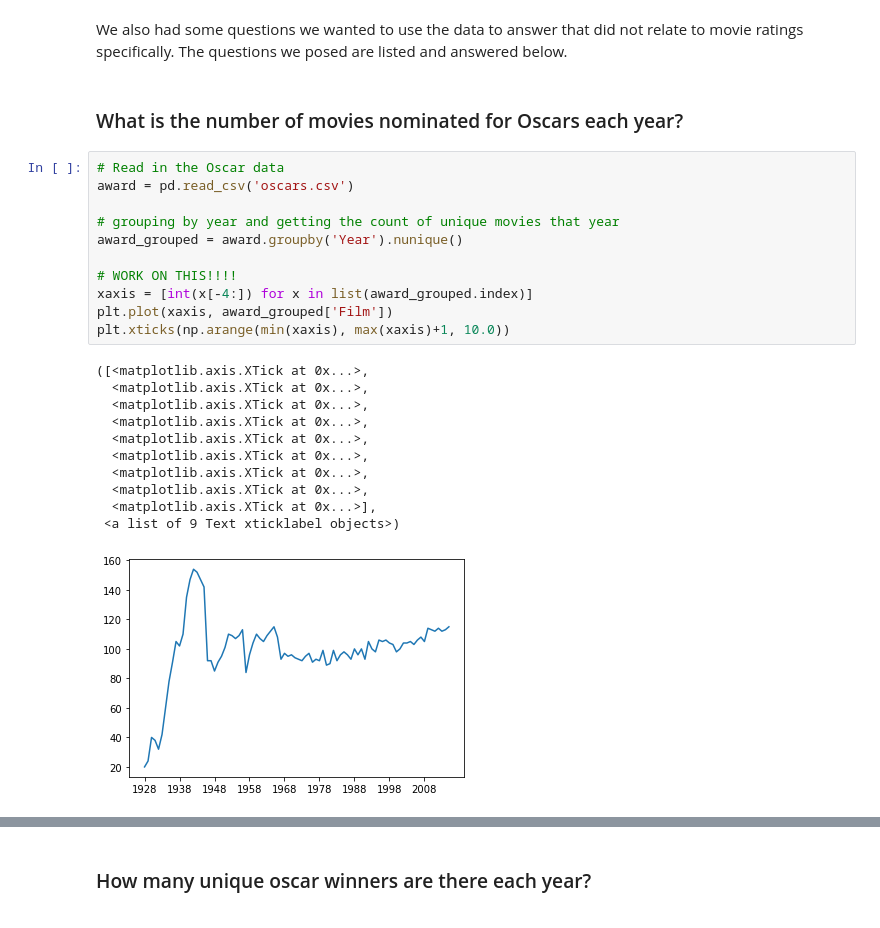
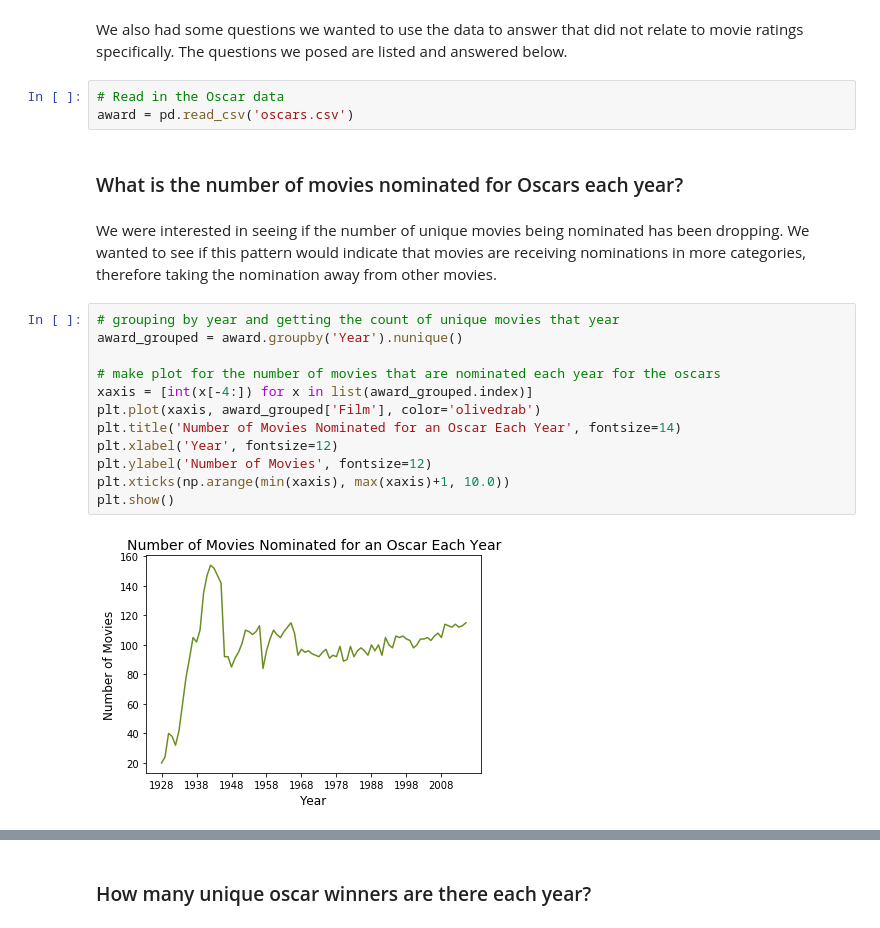
Before and after one commit to almetzler/SI330Final, a Jupyter notebook: NewFinal.ipynb, the cells around one changed output, grey strips where cells are left out. Saved outputs shown, nothing was run; the diff lists cells and outputs as text.

```diff
--- a/NewFinal.ipynb
+++ b/NewFinal.ipynb
@@ -162,29 +162,25 @@ These scatterplots display a general trend that most movies that are nominated a
 ## Interesting things to Note - Honorable Mentions
 # %% [markdown]
 We also had some questions we wanted to use the data to answer that did not relate to movie ratings specifically. The questions we posed are listed and answered below.
+# %%
+# Read in the Oscar data
+award = pd.read_csv('oscars.csv')
 # %% [markdown]
 ### What is the number of movies nominated for Oscars each year?
+# %% [markdown]
+We were interested in seeing if the number of unique movies being nominated has been dropping. We wanted to see if this pattern would indicate that movies are receiving nominations in more categories, therefore taking the nomination away from other movies.
 # %%
-# Read in the Oscar data
-award = pd.read_csv('oscars.csv')
-
 # grouping by year and getting the count of unique movies that year
 award_grouped = award.groupby('Year').nunique()
 
-# WORK ON THIS!!!!
+# make plot for the number of movies that are nominated each year for the oscars
 xaxis = [int(x[-4:]) for x in list(award_grouped.index)]
-plt.plot(xaxis, award_grouped['Film'])
+plt.plot(xaxis, award_grouped['Film'], color='olivedrab')
+plt.title('Number of Movies Nominated for an Oscar Each Year', fontsize=14)
+plt.xlabel('Year', fontsize=12)
+plt.ylabel('Number of Movies', fontsize=12)
 plt.xticks(np.arange(min(xaxis), max(xaxis)+1, 10.0))
+plt.show()
 # %% [output]
-([<matplotlib.axis.XTick at 0x...>,
-  <matplotlib.axis.XTick at 0x...>,
-  <matplotlib.axis.XTick at 0x...>,
-  <matplotlib.axis.XTick at 0x...>,
-  <matplotlib.axis.XTick at 0x...>,
-  <matplotlib.axis.XTick at 0x...>,
-  <matplotlib.axis.XTick at 0x...>,
-  <matplotlib.axis.XTick at 0x...>,
-  <matplotlib.axis.XTick at 0x...>],
- <a list of 9 Text xticklabel objects>)
-[figure, old version]
+[figure, new version]
 # %% [markdown]
```
Also changed, not shown: parts of 4 cells of this notebook, 1 other file.
